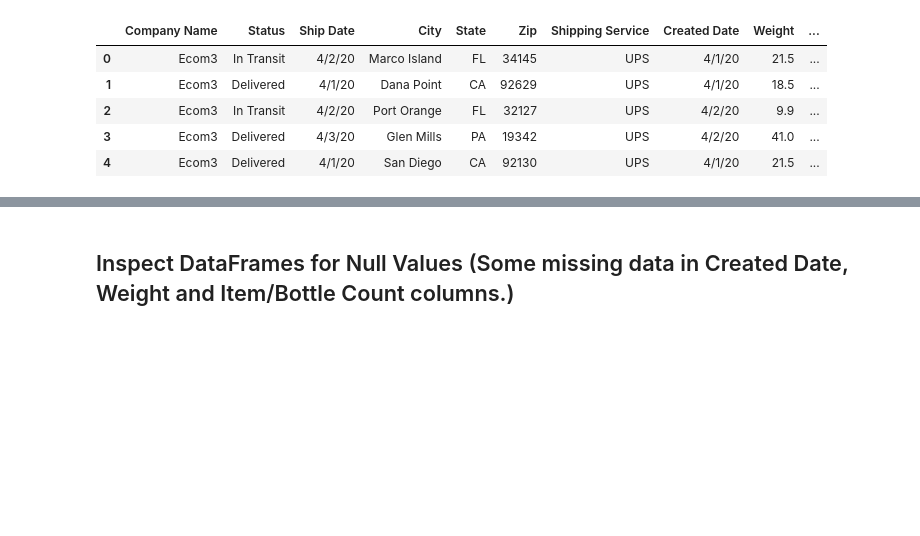
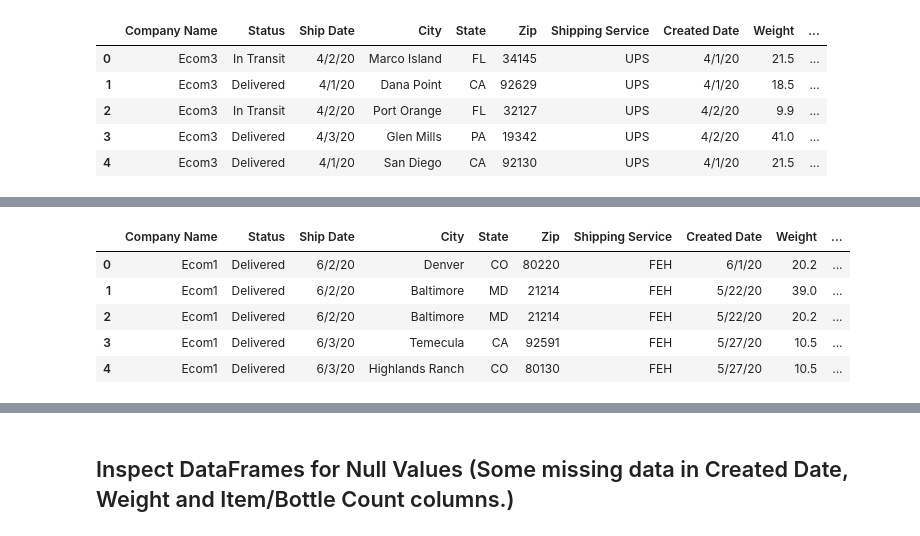
Before and after one commit to Sgant1/Winedemic, a Jupyter notebook: data_frame/Combine_DataFrames_2020.ipynb, the cells around one changed output, grey strips where cells are left out. Saved outputs shown, nothing was run; the diff lists cells and outputs as text; code cells hidden in the pictures; blank space fills up the shorter version.

```diff
--- a/data_frame/Combine_DataFrames_2020.ipynb
+++ b/data_frame/Combine_DataFrames_2020.ipynb
@@ -72,6 +79,13 @@ df_2020_05.head()
 # %%
 # Read the June CSV into a DataFrame
-df_2020_06 = pd.read_csv(load_2020_06, encoding="utf-8")
+df_2020_06 = pd.read_csv(load_2020_06)
 df_2020_06.head()
+# %% [output]
+|  | Company Name | Status | Ship Date | City | State | Zip | Shipping Service | Created Date | Weight | ... |
+| 0 | Ecom1 | Delivered | 6/2/20 | Denver | CO | 80220 | FEH | 6/1/20 | 20.2 | ... |
+| 1 | Ecom1 | Delivered | 6/2/20 | Baltimore | MD | 21214 | FEH | 5/22/20 | 39.0 | ... |
+| 2 | Ecom1 | Delivered | 6/2/20 | Baltimore | MD | 21214 | FEH | 5/22/20 | 20.2 | ... |
+| 3 | Ecom1 | Delivered | 6/3/20 | Temecula | CA | 92591 | FEH | 5/27/20 | 10.5 | ... |
+| 4 | Ecom1 | Delivered | 6/3/20 | Highlands Ranch | CO | 80130 | FEH | 5/27/20 | 10.5 | ... |
 # %%
 # Read the July CSV into a DataFrame
```
Also changed, not shown: parts of 73 cells of this notebook.
